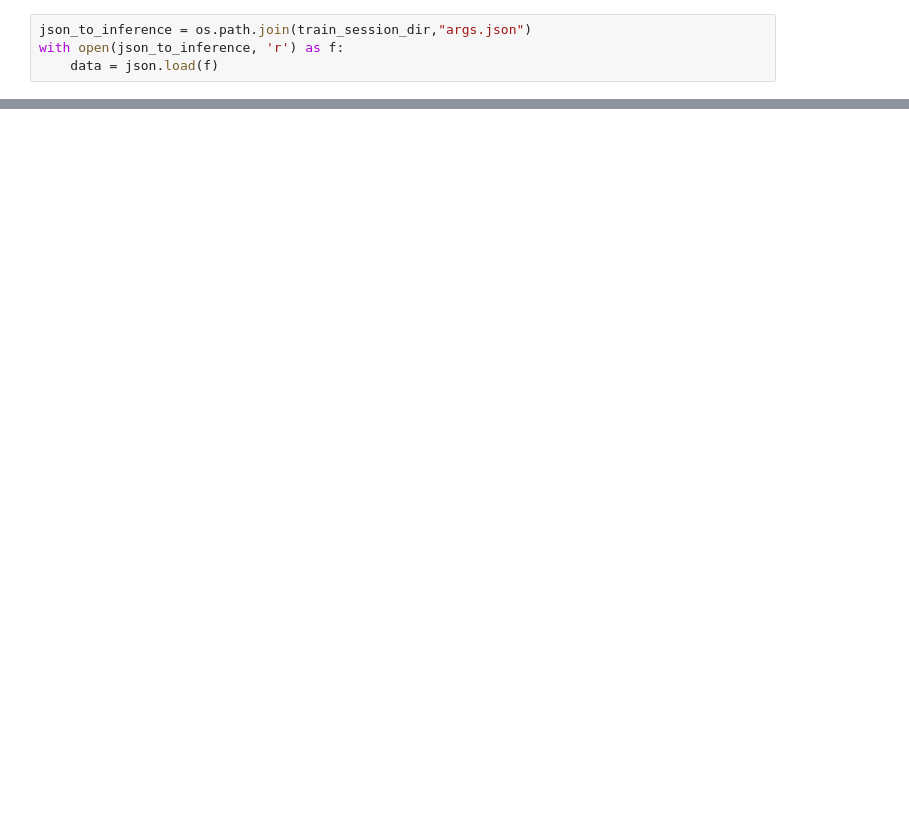
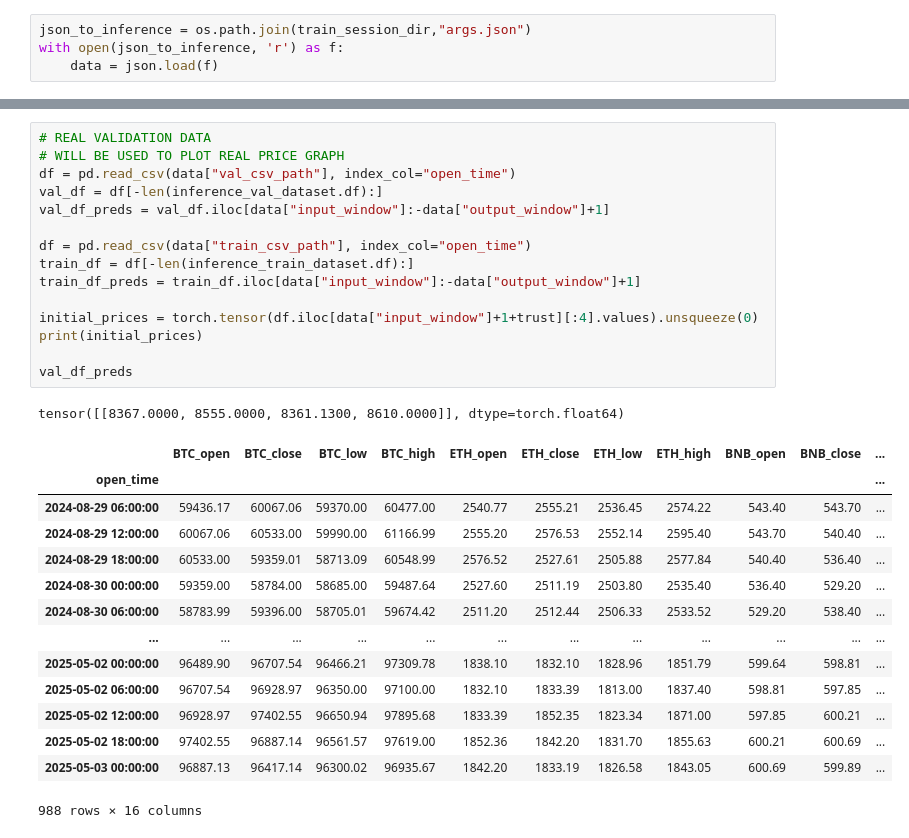
Before and after one commit to mericdemirors/CrossCurrencyPrediction, a Jupyter notebook: train_scripts/08_evaluation.ipynb, the cells around one changed output, grey strips where cells are left out. Drawn from its saved outputs; the diff is of its cells as text; blank space fills up the shorter version.

```diff
--- a/train_scripts/08_evaluation.ipynb
+++ b/train_scripts/08_evaluation.ipynb
@@ -105,0 +87,31 @@ val_df_pr
+# %%
+# REAL VALIDATION DATA
+# WILL BE USED TO PLOT REAL PRICE GRAPH
+df = pd.read_csv(data["val_csv_path"], index_col="open_time")
+val_df = df[-len(inference_val_dataset.df):]
+val_df_preds = val_df.iloc[data["input_window"]:-data["output_window"]+1]
+
+df = pd.read_csv(data["train_csv_path"], index_col="open_time")
+train_df = df[-len(inference_train_dataset.df):]
+train_df_preds = train_df.iloc[data["input_window"]:-data["output_window"]+1]
+
+initial_prices = torch.tensor(df.iloc[data["input_window"]+1+trust][:4].values).unsqueeze(0)
+print(initial_prices)
+
+val_df_preds
+# %% [output]
+tensor([[8367.0000, 8555.0000, 8361.1300, 8610.0000]], dtype=torch.float64)
+|  | BTC_open | BTC_close | BTC_low | BTC_high | ETH_open | ETH_close | ETH_low | ETH_high | BNB_open | BNB_close | ... |
+| open_time |  |  |  |  |  |  |  |  |  |  | ... |
+| 2024-08-29 06:00:00 | 59436.17 | 60067.06 | 59370.00 | 60477.00 | 2540.77 | 2555.21 | 2536.45 | 2574.22 | 543.40 | 543.70 | ... |
+| 2024-08-29 12:00:00 | 60067.06 | 60533.00 | 59990.00 | 61166.99 | 2555.20 | 2576.53 | 2552.14 | 2595.40 | 543.70 | 540.40 | ... |
+| 2024-08-29 18:00:00 | 60533.00 | 59359.01 | 58713.09 | 60548.99 | 2576.52 | 2527.61 | 2505.88 | 2577.84 | 540.40 | 536.40 | ... |
+| 2024-08-30 00:00:00 | 59359.00 | 58784.00 | 58685.00 | 59487.64 | 2527.60 | 2511.19 | 2503.80 | 2535.40 | 536.40 | 529.20 | ... |
+| 2024-08-30 06:00:00 | 58783.99 | 59396.00 | 58705.01 | 59674.42 | 2511.20 | 2512.44 | 2506.33 | 2533.52 | 529.20 | 538.40 | ... |
+| ... | ... | ... | ... | ... | ... | ... | ... | ... | ... | ... | ... |
+| 2025-05-02 00:00:00 | 96489.90 | 96707.54 | 96466.21 | 97309.78 | 1838.10 | 1832.10 | 1828.96 | 1851.79 | 599.64 | 598.81 | ... |
+| 2025-05-02 06:00:00 | 96707.54 | 96928.97 | 96350.00 | 97100.00 | 1832.10 | 1833.39 | 1813.00 | 1837.40 | 598.81 | 597.85 | ... |
+| 2025-05-02 12:00:00 | 96928.97 | 97402.55 | 96650.94 | 97895.68 | 1833.39 | 1852.35 | 1823.34 | 1871.00 | 597.85 | 600.21 | ... |
+| 2025-05-02 18:00:00 | 97402.55 | 96887.14 | 96561.57 | 97619.00 | 1852.36 | 1842.20 | 1831.70 | 1855.63 | 600.21 | 600.69 | ... |
+| 2025-05-03 00:00:00 | 96887.13 | 96417.14 | 96300.02 | 96935.67 | 1842.20 | 1833.19 | 1826.58 | 1843.05 | 600.69 | 599.89 | ... |
+988 rows × 16 columns
```
Also changed, not shown: parts of 20 cells of this notebook, 4 other files.
